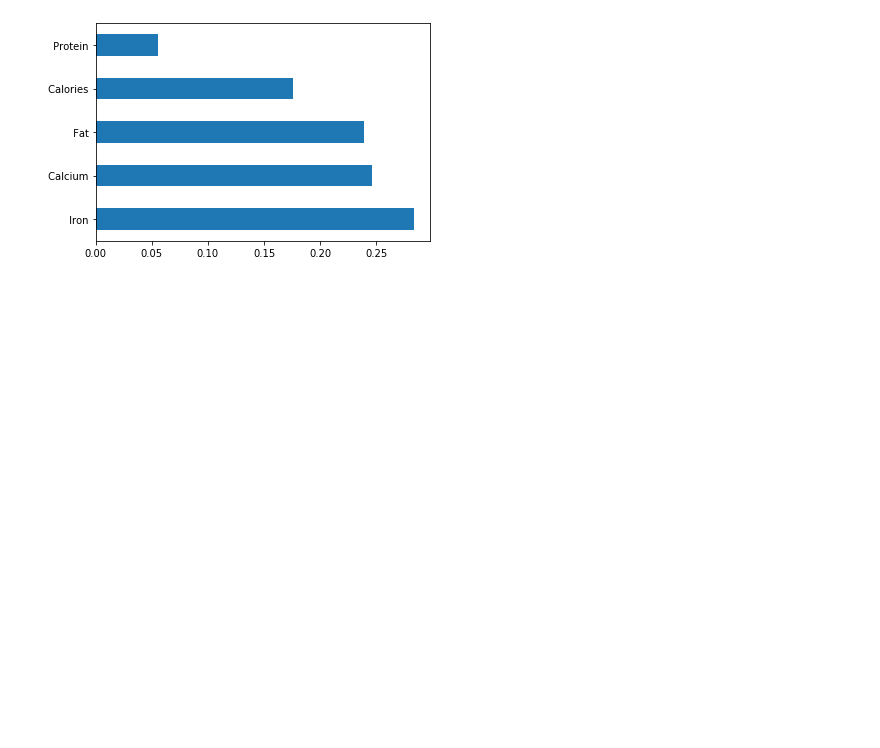
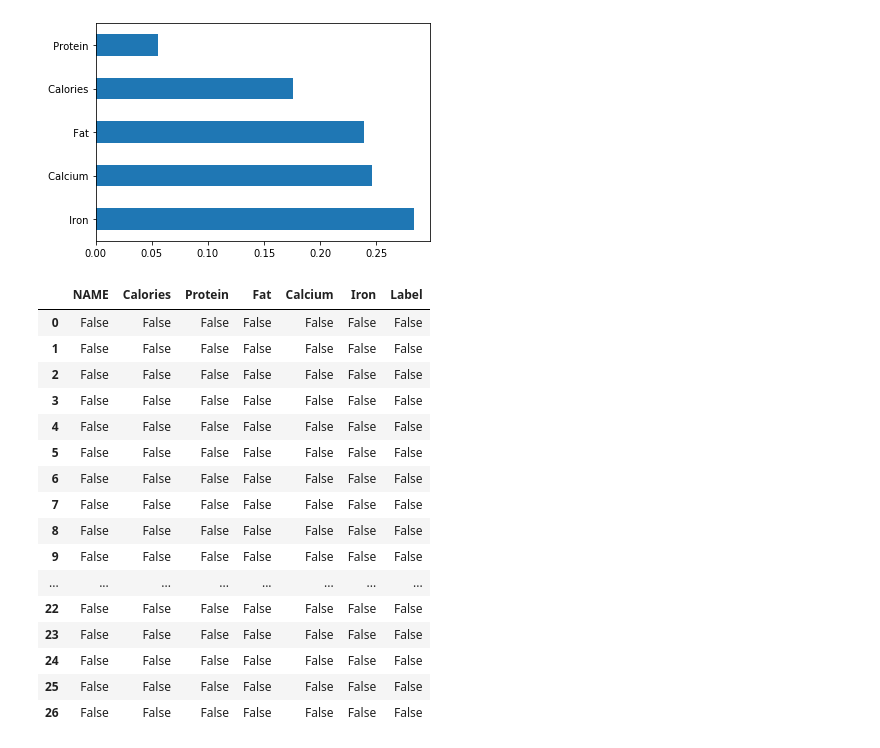
Before and after one commit to Salaton/datamining, a Jupyter notebook: clustering/clustering.ipynb, the cells around one changed output. Saved outputs shown, nothing was run; the diff lists cells and outputs as text; code cells hidden in the pictures; blank space fills up the shorter version.

Commit message:
Finding missing values

```diff
--- a/clustering/clustering.ipynb
+++ b/clustering/clustering.ipynb
@@ -206,3 +208,24 @@ plt.show()
 # %% [output]
 [0.17567993 0.05527745 0.23860984 0.24651915 0.28391363]
 [figure]
+# %%
+# ?Check for null values
+food.isna()
+# %% [output]
+|  | NAME | Calories | Protein | Fat | Calcium | Iron | Label |
+| 0 | False | False | False | False | False | False | False |
+| 1 | False | False | False | False | False | False | False |
+| 2 | False | False | False | False | False | False | False |
+| 3 | False | False | False | False | False | False | False |
+| 4 | False | False | False | False | False | False | False |
+| 5 | False | False | False | False | False | False | False |
+| 6 | False | False | False | False | False | False | False |
+| 7 | False | False | False | False | False | False | False |
+| 8 | False | False | False | False | False | False | False |
+| 9 | False | False | False | False | False | False | False |
+| ... | ... | ... | ... | ... | ... | ... | ... |
+| 22 | False | False | False | False | False | False | False |
+| 23 | False | False | False | False | False | False | False |
+| 24 | False | False | False | False | False | False | False |
+| 25 | False | False | False | False | False | False | False |
+| 26 | False | False | False | False | False | False | False |
```
Also changed, not shown: parts of 2 cells of this notebook.
